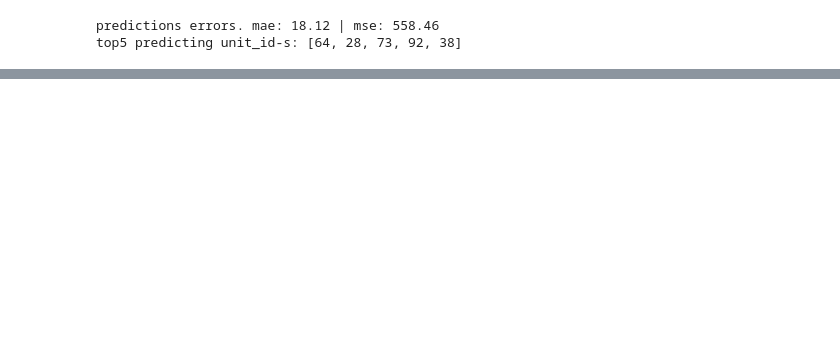
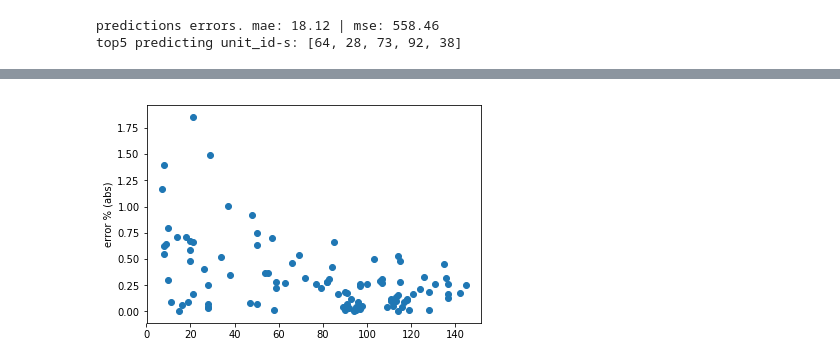
Before and after one commit to urmaspitsi/mt, a Jupyter notebook: explorer.ipynb, the cells around one changed output, grey strips where cells are left out. Saved outputs shown, nothing was run; the diff lists cells and outputs as text; code cells hidden in the pictures; blank space fills up the shorter version.

```diff
--- a/explorer.ipynb
+++ b/explorer.ipynb
@@ -190,0 +265,7 @@ NameError: name 'pd' is not defined
+# %%
+plt.scatter(errors['rul'], errors['err_pct_abs'])
+#plt.xlabel('rul', fontsize=10)
+plt.ylabel('error % (abs)', fontsize=10)
+plt.show()
+# %% [output]
+[figure, added]
```
Also changed, not shown: parts of 32 cells of this notebook.
